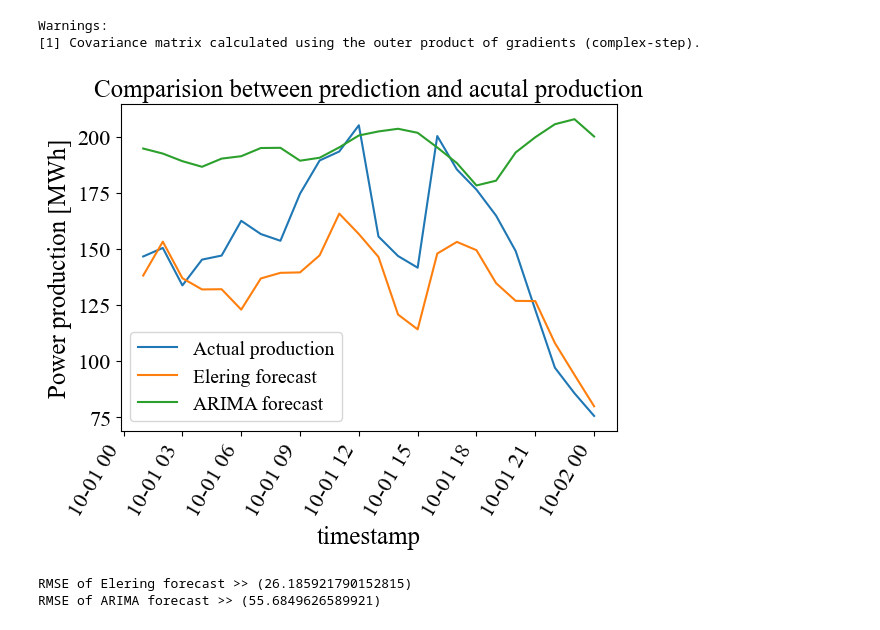
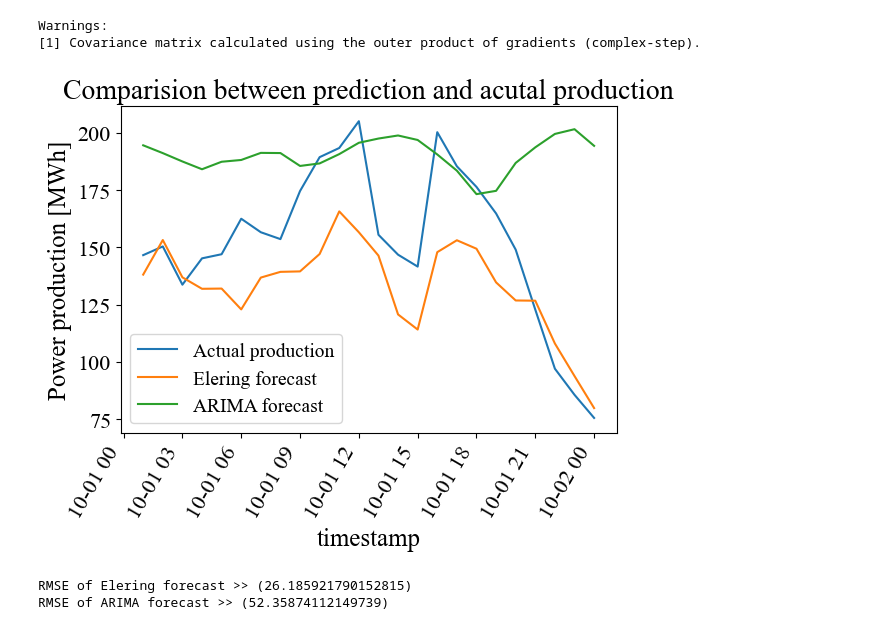
Before and after one commit to HyuntaeKR/enereng2023, a Jupyter notebook: ARIMA.ipynb, the cells around one changed output. Saved outputs shown, nothing was run; the diff lists cells and outputs as text; code cells hidden in the pictures.

Commit message:
Add 1st order trend

```diff
--- a/ARIMA.ipynb
+++ b/ARIMA.ipynb
@@ -200,7 +200,7 @@ seasonal_order = params["seasonal_order"]
 # %%
 # Fit the model by the optimal orders
 # model_opti = SARIMAX(wp_prod, order=order, seasonal_order=seasonal_order)
-model_opti = SARIMAX(wp_prod, order=(2, 1, 2), seasonal_order=(0, 1, 1, 24))
+model_opti = SARIMAX(wp_prod, order=(2, 1, 2), seasonal_order=(0, 1, 1, 24), trend="t")
 model_opti_fit = model_opti.fit(disp=False)
 # %%
 # Load the test data
@@ -217,19 +217,21 @@ wp_forecast_arima = model_opti_fit.predict(wp_prod_test.index[0],
 # %%
 # Plot the prediction results.
 fig4 = plt.figure(figsize=(6.4, 4.8))
 plt.plot(data_test.index, wp_prod_test, label="Actual production")
 plt.plot(data_test.index, wp_forecast_brp_test, label="Elering forecast")
 wp_forecast_arima.plot(label="ARIMA forecast")
 # plt.plot(data_test.index, wp_forecast_arima[:, 1], label="ARIMA predicted production")
-plt.title("Comparision between prediction and acutal production")
-plt.xlabel("timestamp")
+plt.title("Comparision between prediction and acutal production", fontsize=20)
+plt.xlabel("timestamp", fontsize=18)
 plt.xticks(rotation=60)
-plt.ylabel("Power production [MWh]")
+mpl.rcParams["xtick.labelsize"] = 16
+mpl.rcParams["ytick.labelsize"] = 16
+plt.ylabel("Power production [MWh]", fontsize=18)
 plt.legend(loc="best")
 # fig4.savefig("./Data/Figure4.png")
 plt.show()
 # %% [output]
-[figure, old version]
+[figure, new version]
 # %%
 # Evaluate the prediction by RMSE value.
 RMSE_ELERING = np.sqrt(mean_squared_error(wp_prod_test, wp_forecast_brp_test))
@@ -238,4 +240,4 @@ print(f"RMSE of Elering forecast >> ({RMSE_ELERING})")
 print(f"RMSE of ARIMA forecast >> ({RMSE_ARIMA})")
 # %% [output]
 RMSE of Elering forecast >> (26.185921790152815)
-RMSE of ARIMA forecast >> (55.6849626589921)
+RMSE of ARIMA forecast >> (52.35874112149739)
```
